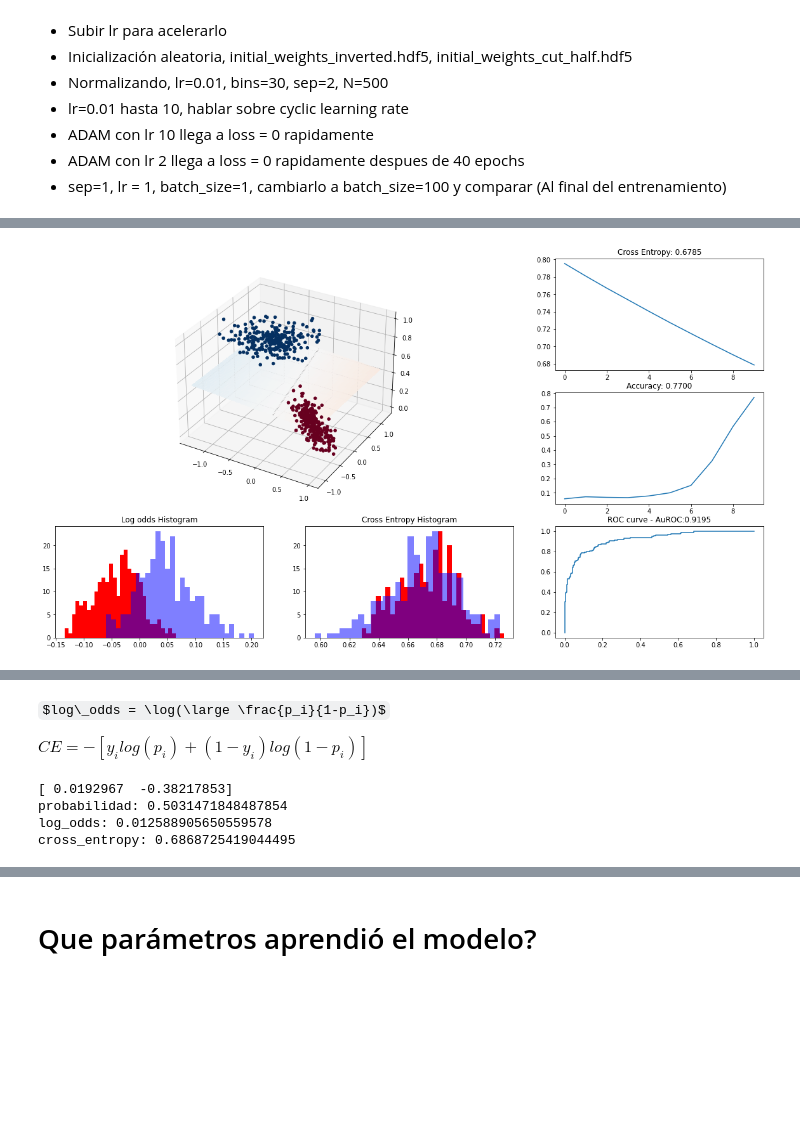
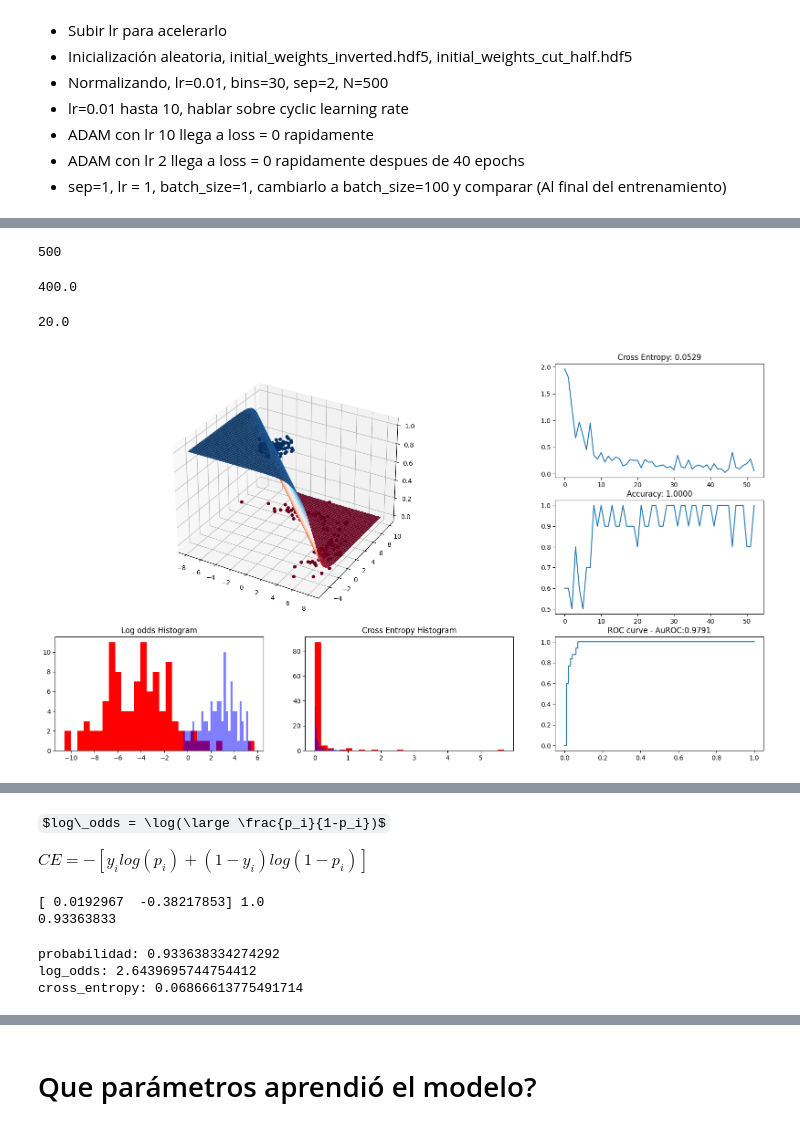
Before and after one commit to lab-ml-itba/regresion-logistica-Keras, a Jupyter notebook: 01-Simple-LR.ipynb, the cells around one changed output, grey strips where cells are left out. Drawn from its saved outputs; the diff is of its cells as text; code cells hidden in the pictures; some formulas as TeX source; blank space fills up the shorter version.

```diff
--- a/01-Simple-LR.ipynb
+++ b/01-Simple-LR.ipynb
@@ -58,0 +72,8 @@ plot_boundaries(X,y)
+# %%
+hidden_units = 2
+if hidden_units==2:
+    X, y = get_dataset(random_seed=42)
+else:
+    X, y = get_dataset_2()
+plot_boundaries(X, y)
+plt.show()
@@ -92,0 +120,13 @@ To enable them in other operations, rebuild TensorFlow with the appropriate comp
+# %%
+input_dim = X.shape[1]
+activation = 'sigmoid'
+model = Sequential()
+# model.add(Dense(hidden_units, input_shape=(input_dim,), activation=activation))
+model.add(
+    Dense(
+        1,
+        input_shape=(input_dim,),
+        activation='sigmoid'
+    )
+)
+model.summary()
@@ -94,7 +145,7 @@ To enable them in other operations, rebuild TensorFlow with the appropriate comp
 # model.save_weights('initial_weights_almost_right.hdf5')
 # %%
 # model.load_weights('initial_weights_almost_right.hdf5')
-model.load_weights('initial_weights_inverted.hdf5')
+# model.load_weights('initial_weights_inverted.hdf5')
 # model.load_weights('initial_weights_cut_half.hdf5')
 
 model.compile(Adam(lr=0.01), loss='binary_crossentropy', metrics=['accuracy'])
@@ -124,10 +177,27 @@ from TensorboardMPLCallback import PlotCallbackTB
+# %%
+len(X)
+# %% [output]
+500
+# %%
+batch_size = 10
+epochs = 20
+iteraciones = epochs * (len(X) / batch_size)
+iteraciones
+# %% [output]
+400.0
+# %%
+len(X) / batch_size
+# %% [output]
+20.0
 # %%
 # Arrancar con lr = 0.01, bs=128
-K.set_value(model.optimizer.lr, 0.01)
+# K.set_value(model.optimizer.lr, 0.1)
 # Probar distintos tipos de verbose
 # plotCallback = PlotCallback(X, y, bins=30)
-tbMLPCallback = PlotCallbackTB(X, y, bins=30)
-model.fit(X, y, epochs=10, verbose=1, callbacks=[tbMLPCallback], batch_size=100)
-# model.fit(X, y, epochs=20, verbose=1, batch_size=128)
+tbMLPCallback = PlotCallbackTB(X, y, bins=30, plots_every_batches=500.0)
+model.fit(
+    X, y, epochs=100, callbacks=[tbMLPCallback], verbose=1, batch_size=batch_size, shuffle=True
+)
+# model.fit(X, y, epochs=2000, verbose=1, batch_size=128)
 # %% [output]
-[figure, old version]
+[figure, new version]
@@ -136,19 +207,23 @@ model.fit(X, y, epochs=10, verbose=1, callbacks=[tbMLPCallback], batch_size=100)
 $log\_odds = \log(\large \frac{p_i}{1-p_i})$
 
 $CE = - [y_i log(p_i) + (1-y_i) log(1-p_i)]$
+# %%
+# 400, 0,  11
+i = 11
+print(X[i:i+1][0], y[i])
+p = model.predict(X[i:i+1])[0][0]
+print(p)
+# %% [output]
+[ 0.0192967  -0.38217853] 1.0
+0.93363833
 # %%
-# 400, 0,  11
-i = 11
-print(X[i:i+1][0])
-p = model.predict(X[i:i+1])[0][0]
 print(f'probabilidad: {p}')
 print(f'log_odds: {np.log(p/(1-p))}')
 print(f'cross_entropy: {-y[i]*np.log(p) - (1-y[i])*np.log(1-p)}')
 # %% [output]
-[ 0.0192967  -0.38217853]
-probabilidad: 0.5031471848487854
-log_odds: 0.012588905650559578
-cross_entropy: 0.6868725419044495
+probabilidad: 0.933638334274292
+log_odds: 2.6439695744754412
+cross_entropy: 0.06866613775491714
 # %%
 f, ax = plt.subplots(1, 1)
 plot_boundaries_keras(X, y, None, model.predict, ax=ax)
```
Also changed, not shown: parts of 22 cells of this notebook, 6 other files.
